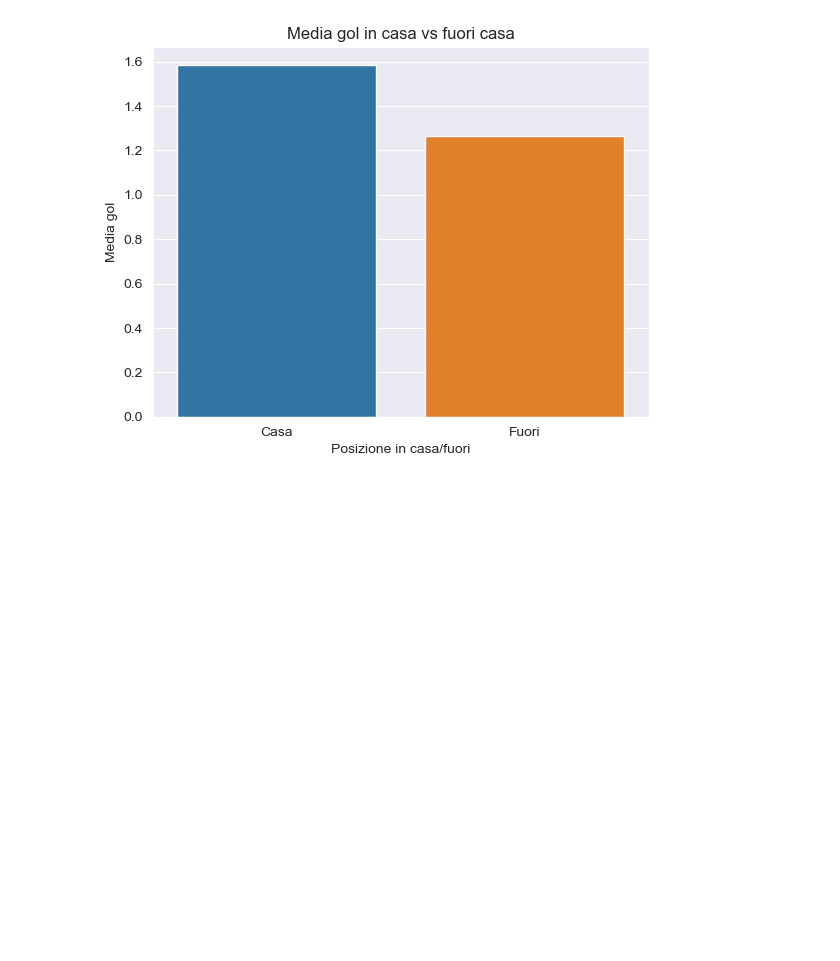
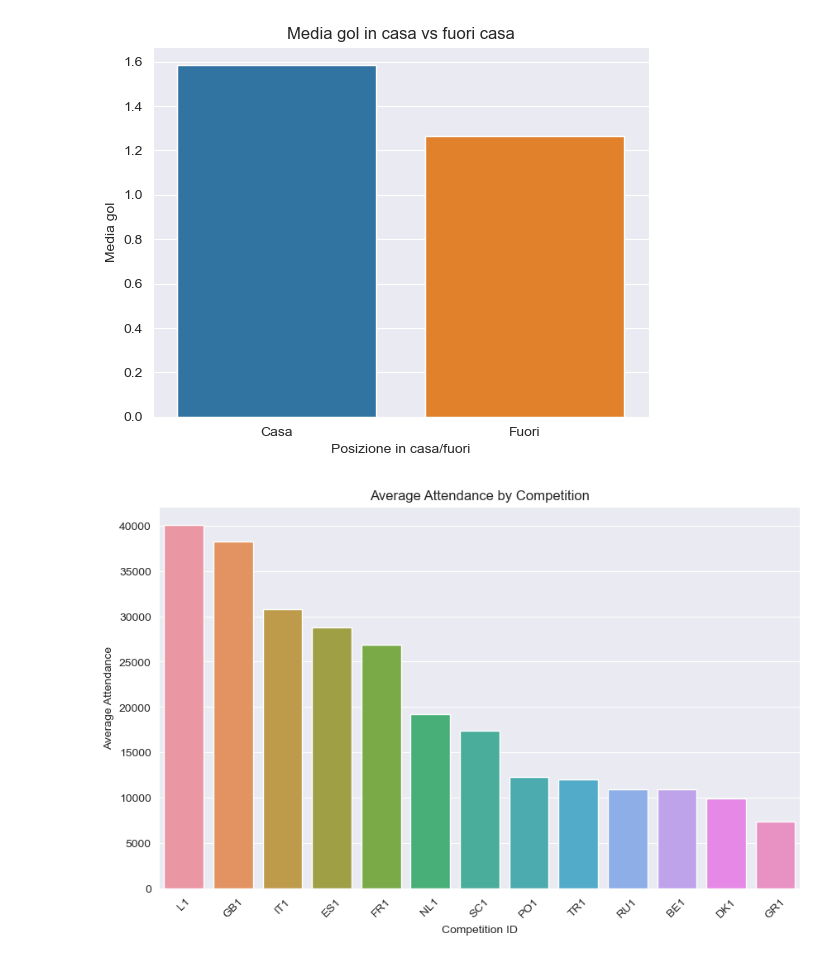
Before and after one commit to RiccardoPili/Football-Data-Analysis, a Jupyter notebook: games.ipynb, the cells around one changed output. Drawn from its saved outputs; the diff is of its cells as text; code cells hidden in the pictures; blank space fills up the shorter version.

Commit message:
grafico su games.ipynb sugli spettatori medi per campionato

```diff
--- a/games.ipynb
+++ b/games.ipynb
@@ -345,3 +342,17 @@ plt.xticks(rotation=0)  # Ruota le etichette dell'asse x per una migliore leggib
 plt.show()
 # %% [output]
 [figure]
+# %%
+# Spettatori medi per campionato
+avg_attendance_by_competition = games_df.groupby('competition_id')['attendance'].mean().reset_index().sort_values(by='attendance', ascending=False)
+
+# Disegna il grafico utilizzando Seaborn
+plt.figure(figsize=(10, 6))
+sns.barplot(data=avg_attendance_by_competition, x='competition_id', y='attendance')
+plt.title('Average Attendance by Competition')
+plt.xlabel('Competition ID')
+plt.ylabel('Average Attendance')
+plt.xticks(rotation=45)
+plt.show()
+# %% [output]
+[figure, added]
```
Also changed, not shown: parts of 6 cells of this notebook.
